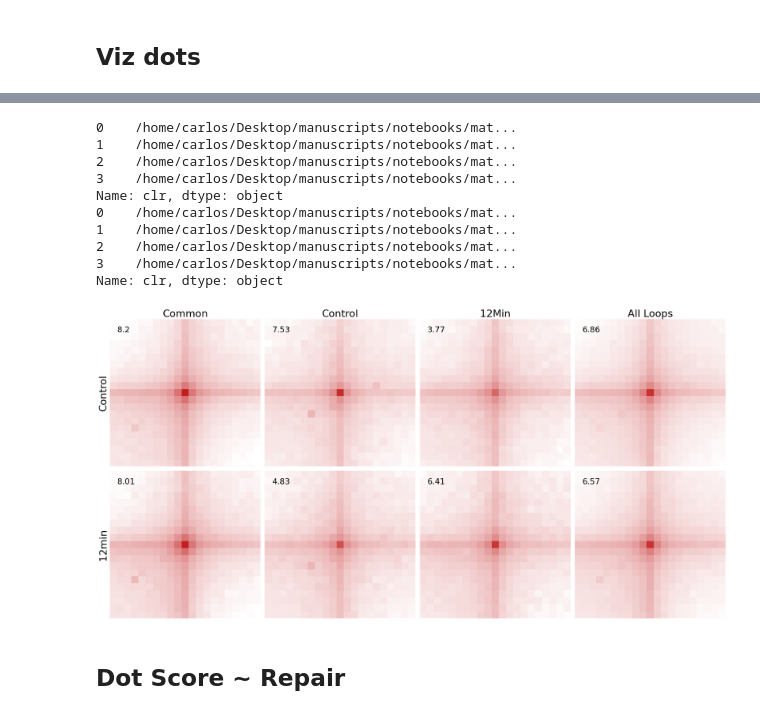
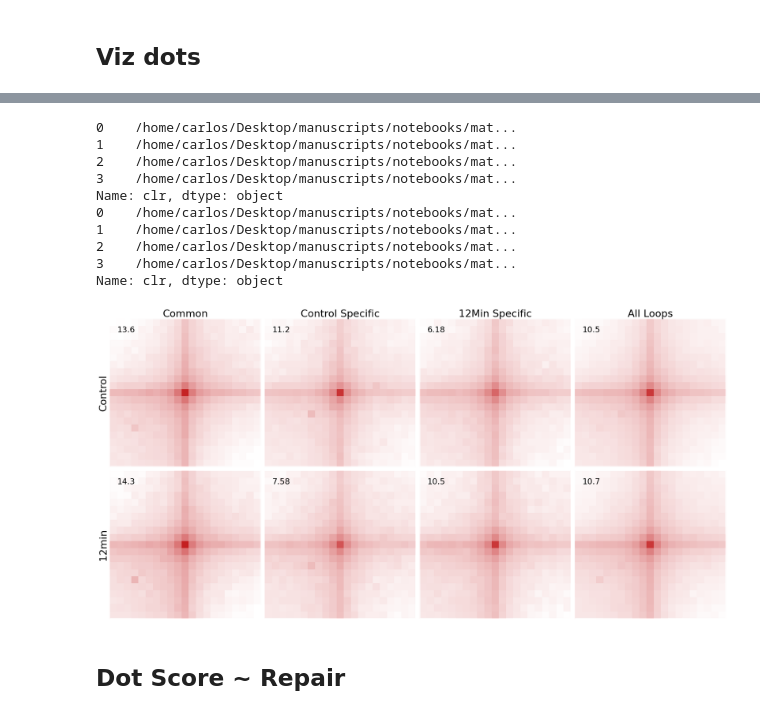
Before and after one commit to CompGenomeLab/uv-3d-ddr, a Jupyter notebook: 3d/loops.ipynb, the cells around one changed output, grey strips where cells are left out. Saved outputs shown, nothing was run; the diff lists cells and outputs as text; code cells hidden in the pictures.

```diff
--- a/3d/loops.ipynb
+++ b/3d/loops.ipynb
@@ -487,7 +633,5 @@ def central_score(data, n):
 # %%
-from coolpuppy.lib import numutils, puputils
-corner_size = 3 if apa_flank == 50_000 else 6
-central_size = 3 if apa_flank == 50_000 else 6
+
 
 for pup in pups_:
     pup['central_score'] = pup.apply(
@@ -510,15 +654,19 @@ for pup in pups_:
                 )
 # %%
 pups_reordered = []
+#re_order = ["common_loops1", "common_loops2", "specific_loops1", "specific_loops2", "all"]
 re_order = ["common_loops", "specific_loops1", "specific_loops2", "all"]
+
 for pup in pups_:
-    pup_now = pup.copy()
-    pup_now['type'] = pd.Categorical(pup_now['type'], categories=re_order, ordered=True)
-    pup_now = pup_now.sort_values(by='type')
-    pup_now = pup_now.reset_index(drop=True)
-    pups_reordered.append(pup_now)
+    pup_df = pup.copy()
+
+    pup_df.set_index("type", inplace=True)
+    pup_df = pup_df.reindex(re_order)
+    pup_df["type"] = pup_df.index
+    pup_df.reset_index(drop=True, inplace=True)
+    pups_reordered.append(pup_df)
 # %%
-scores_type = "P2M" # "corner_scores" or "central_score" or "P2M" or "P2LL"
+scores_type = "central_score" # "corner_scores" or "central_score" or "P2M" or "P2LL"
 
 vmin, vmax = min_max_comp(pups_reordered)
 from matplotlib.colors import LogNorm, Normalize
@@ -540,12 +688,18 @@ cmp = LinearSegmentedColormap.from_list("custom_cmp", ["white", "white", "#C4202
 font_scale = 2
 sample_names = ["Control", "12min"]
 
+# types_dict = {
+#       "specific_loops1": "Control Unique",
+#       "specific_loops2": "12Min Unique",
+#       "common_loops1": "Control Common",
+#       "common_loops2": "12Min Common",
+#       "all": "All Loops"}
+
 types_dict = {
-      "specific_loops1": "Control",
-      "specific_loops2": "12Min",
+      "specific_loops1": "Control Specific",
+      "specific_loops2": "12Min Specific",
       "common_loops": "Common",
       "all": "All Loops"}
-
 
 for i, pup in enumerate(pups_reordered):
       print(pup.clr)
@@ -568,6 +722,8 @@ for i, pup in enumerate(pups_reordered):
             s.set_xticklabels([])
             s.set_yticks([])
             s.set_yticklabels([])
+
+            mtx_size = pup.iloc[idx].data.shape[0]
 
             if idx == 0:
                   s.set_ylabel(sample_names[i], fontsize=2.5 * (4.94 + height))
@@ -606,6 +762,11 @@ for i, pup in enumerate(pups_reordered):
                         size=font_scale * (4.94 + height),
                         transform=ax.transAxes,
                   )
+
+                  # add patch
+                  rect = patches.Rectangle((0, 0), corner_size, corner_size, linewidth=2, edgecolor='#465775', facecolor='none')
+                  ax.add_patch(rect)
+
                   # top right
                   ax.text(
                         s=f"{corner_scores[1]:.3g}",
@@ -616,6 +777,12 @@ for i, pup in enumerate(pups_reordered):
                         size=font_scale * (4.94 + height),
                         transform=ax.transAxes,
                   )
+
+                  # add patch
+                  rect = patches.Rectangle((mtx_size - corner_size, 0), corner_size, corner_size, linewidth=2, edgecolor='#465775', facecolor='none')
+                  ax.add_patch(rect)
+
+
                   # bottom left
                   ax.text(
                         s=f"{corner_scores[2]:.3g}",
@@ -626,6 +793,11 @@ for i, pup in enumerate(pups_reordered):
                         size=font_scale * (4.94 + height),
                         transform=ax.transAxes,
                   )
+
+                  # add patch
+                  rect = patches.Rectangle((0, mtx_size - corner_size), corner_size, corner_size, linewidth=2, edgecolor='#465775', facecolor='none')
+                  ax.add_patch(rect)
+
                   # bottom right
                   ax.text(
                         s=f"{corner_scores[3]:.3g}",
@@ -636,36 +808,41 @@ for i, pup in enumerate(pups_reordered):
                         size=font_scale * (4.94 + height),
                         transform=ax.transAxes,
                   )
+
+                  # add patch
+                  rect = patches.Rectangle((mtx_size - corner_size, mtx_size - corner_size), corner_size, corner_size, linewidth=2, edgecolor='#465775', facecolor='none')
+                  ax.add_patch(rect)
+
 
             elif scores_type == "P2LL":
                   p2ll = pup.P2LL[idx]
                   ax.text(
                         s=f"{p2ll:.3g}",
                         y=0.15,
                         x=0.05,
                         ha="left",
                         va="top",
                         size=font_scale * (4.94 + height),
                         transform=ax.transAxes,
                   )
 
 fig.set_tight_layout(True)
-#change title of the figure
+
 #fig.suptitle("Control vs 12min", fontsize=font_scale * (4.94 + height))
 
-#plt.savefig(f"t0_t12_loop_str_{scores_type}.svg")
+plt.savefig(f"t0_t12_loop_str_{scores_type}.svg")
 # %% [output]
 0    /home/carlos/Desktop/manuscripts/notebooks/mat...
 1    /home/carlos/Desktop/manuscripts/notebooks/mat...
 2    /home/carlos/Desktop/manuscripts/notebooks/mat...
 3    /home/carlos/Desktop/manuscripts/notebooks/mat...
 Name: clr, dtype: object
 0    /home/carlos/Desktop/manuscripts/notebooks/mat...
 1    /home/carlos/Desktop/manuscripts/notebooks/mat...
 2    /home/carlos/Desktop/manuscripts/notebooks/mat...
 3    /home/carlos/Desktop/manuscripts/notebooks/mat...
 Name: clr, dtype: object
-[figure, old version]
+[figure, new version]
 # %% [markdown]
 ## Dot Score ~ Repair
 # %%
```
Also changed, not shown: parts of 26 cells of this notebook.
